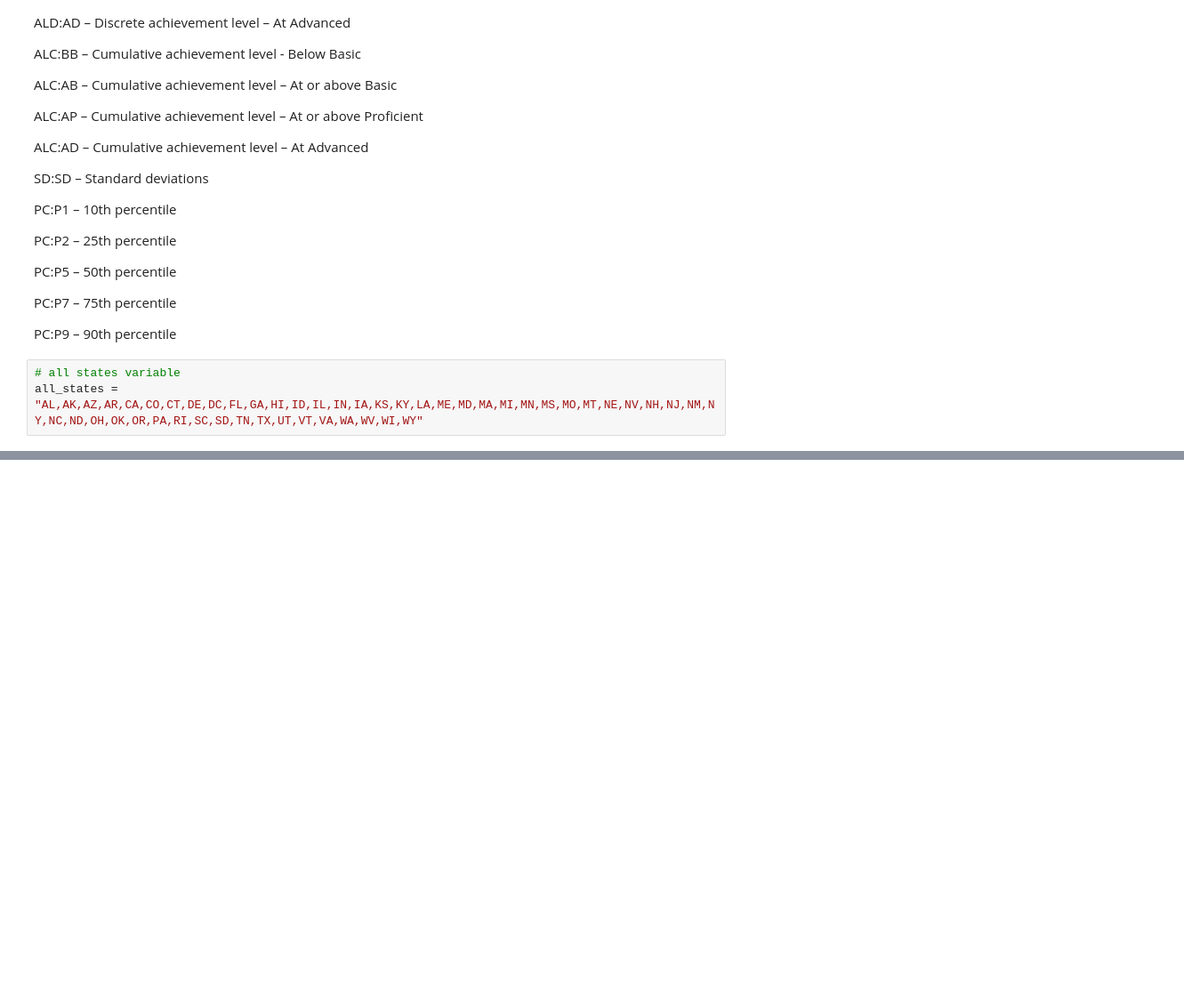
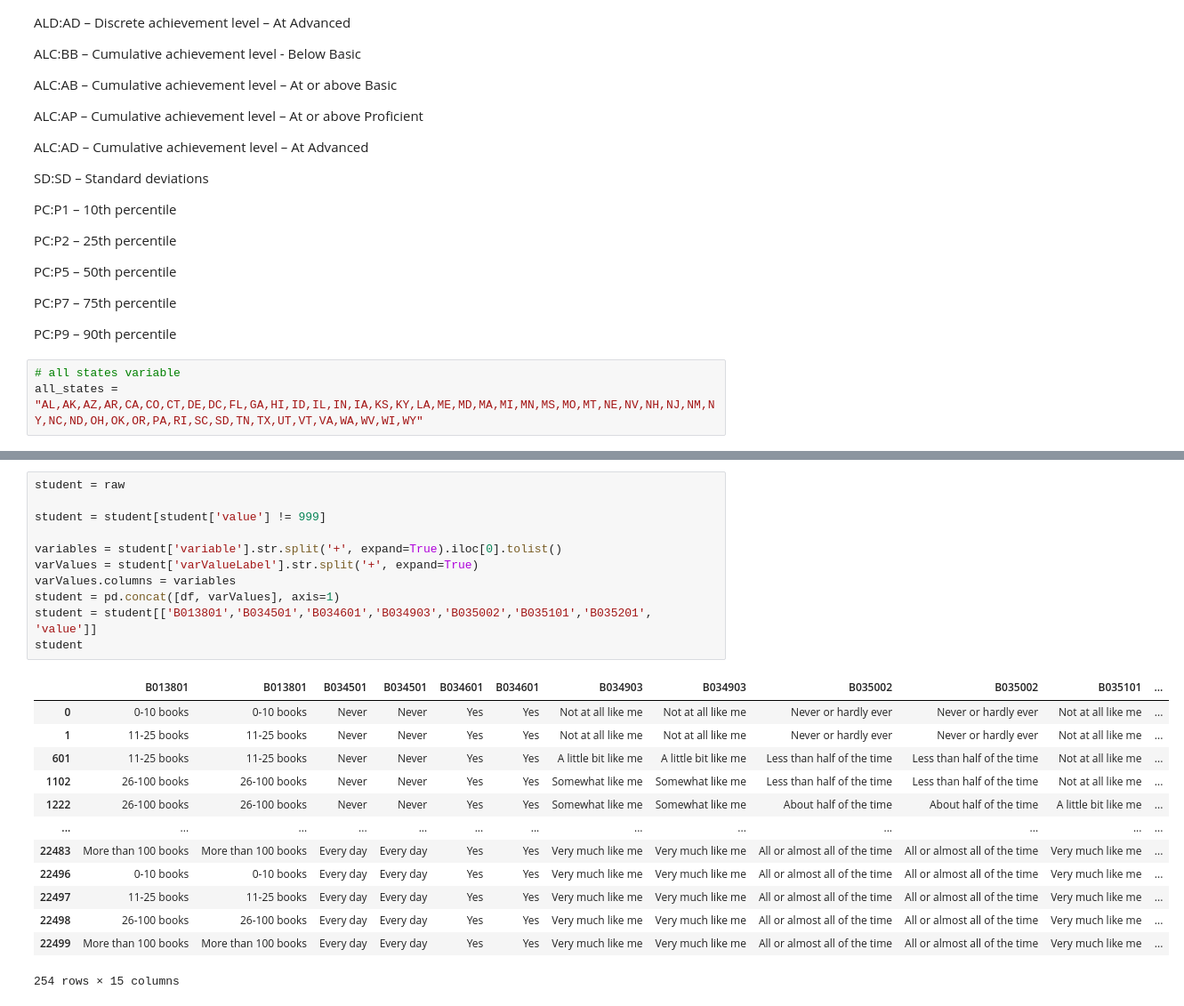
Before and after one commit to corwindark/5300_education_test_scores_project, a Jupyter notebook: api.ipynb, the cells around one changed output, grey strips where cells are left out. Shown: that part at 89% size. Cells and saved outputs as stored; diff of their text form; blank space fills up the shorter version.

```diff
--- a/api.ipynb
+++ b/api.ipynb
@@ -189,0 +209,25 @@ df
+# %%
+student = raw
+
+student = student[student['value'] != 999]
+
+variables = student['variable'].str.split('+', expand=True).iloc[0].tolist()
+varValues = student['varValueLabel'].str.split('+', expand=True)
+varValues.columns = variables
+student = pd.concat([df, varValues], axis=1)
+student = student[['B013801','B034501','B034601','B034903','B035002','B035101','B035201', 'value']]
+student
+# %% [output]
+|  | B013801 | B013801 | B034501 | B034501 | B034601 | B034601 | B034903 | B034903 | B035002 | B035002 | B035101 | ... |
+| 0 | 0-10 books | 0-10 books | Never | Never | Yes | Yes | Not at all like me | Not at all like me | Never or hardly ever | Never or hardly ever | Not at all like me | ... |
+| 1 | 11-25 books | 11-25 books | Never | Never | Yes | Yes | Not at all like me | Not at all like me | Never or hardly ever | Never or hardly ever | Not at all like me | ... |
+| 601 | 11-25 books | 11-25 books | Never | Never | Yes | Yes | A little bit like me | A little bit like me | Less than half of the time | Less than half of the time | Not at all like me | ... |
+| 1102 | 26-100 books | 26-100 books | Never | Never | Yes | Yes | Somewhat like me | Somewhat like me | Less than half of the time | Less than half of the time | Not at all like me | ... |
+| 1222 | 26-100 books | 26-100 books | Never | Never | Yes | Yes | Somewhat like me | Somewhat like me | About half of the time | About half of the time | A little bit like me | ... |
+| ... | ... | ... | ... | ... | ... | ... | ... | ... | ... | ... | ... | ... |
+| 22483 | More than 100 books | More than 100 books | Every day | Every day | Yes | Yes | Very much like me | Very much like me | All or almost all of the time | All or almost all of the time | Very much like me | ... |
+| 22496 | 0-10 books | 0-10 books | Every day | Every day | Yes | Yes | Very much like me | Very much like me | All or almost all of the time | All or almost all of the time | Very much like me | ... |
+| 22497 | 11-25 books | 11-25 books | Every day | Every day | Yes | Yes | Very much like me | Very much like me | All or almost all of the time | All or almost all of the time | Very much like me | ... |
+| 22498 | 26-100 books | 26-100 books | Every day | Every day | Yes | Yes | Very much like me | Very much like me | All or almost all of the time | All or almost all of the time | Very much like me | ... |
+| 22499 | More than 100 books | More than 100 books | Every day | Every day | Yes | Yes | Very much like me | Very much like me | All or almost all of the time | All or almost all of the time | Very much like me | ... |
+254 rows × 15 columns
```
Also changed, not shown: parts of 7 cells of this notebook, 4 other files.
